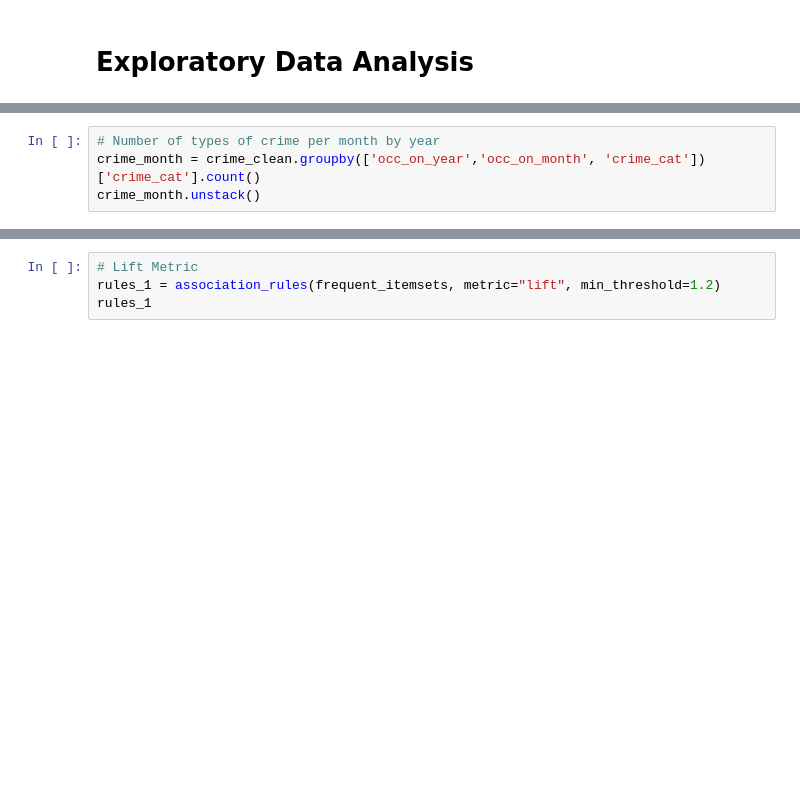
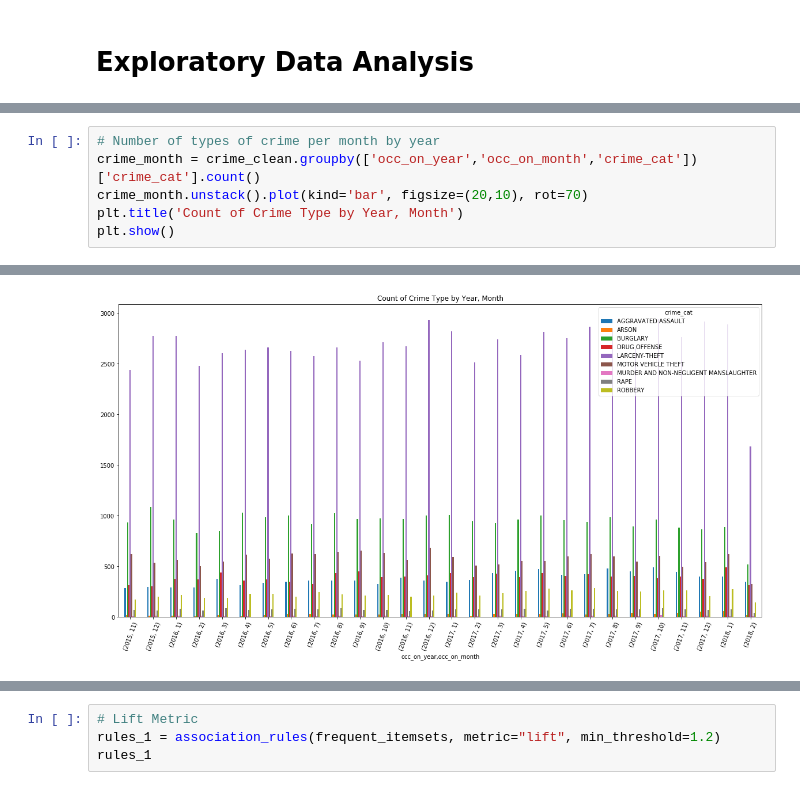
Before and after one commit to jpeterson28/DSCT_Capstone1, a Jupyter notebook: Code.ipynb, the cells around one changed output, grey strips where cells are left out. Saved outputs shown, nothing was run; the diff lists cells and outputs as text; blank space fills up the shorter version.

```diff
--- a/Code.ipynb
+++ b/Code.ipynb
@@ -202,5 +224,7 @@ occ_on_year
 # %%
 # Number of types of crime per month by year
-crime_month = crime_clean.groupby(['occ_on_year','occ_on_month', 'crime_cat'])['crime_cat'].count()
-crime_month.unstack()
+crime_month = crime_clean.groupby(['occ_on_year','occ_on_month','crime_cat'])['crime_cat'].count()
+crime_month.unstack().plot(kind='bar', figsize=(20,10), rot=70)
+plt.title('Count of Crime Type by Year, Month')
+plt.show()
 # %% [output]
@@ -225,3 +231,4 @@ crime_month.unstack()
+[figure, added]
 # %%
 # Day of the week crimes take place
 crime_dayofweek = crime_clean.groupby('occ_on_dayofweek')['incident_num'].count().sort_values(ascending=False)
```
Also changed, not shown: parts of 14 cells of this notebook.
